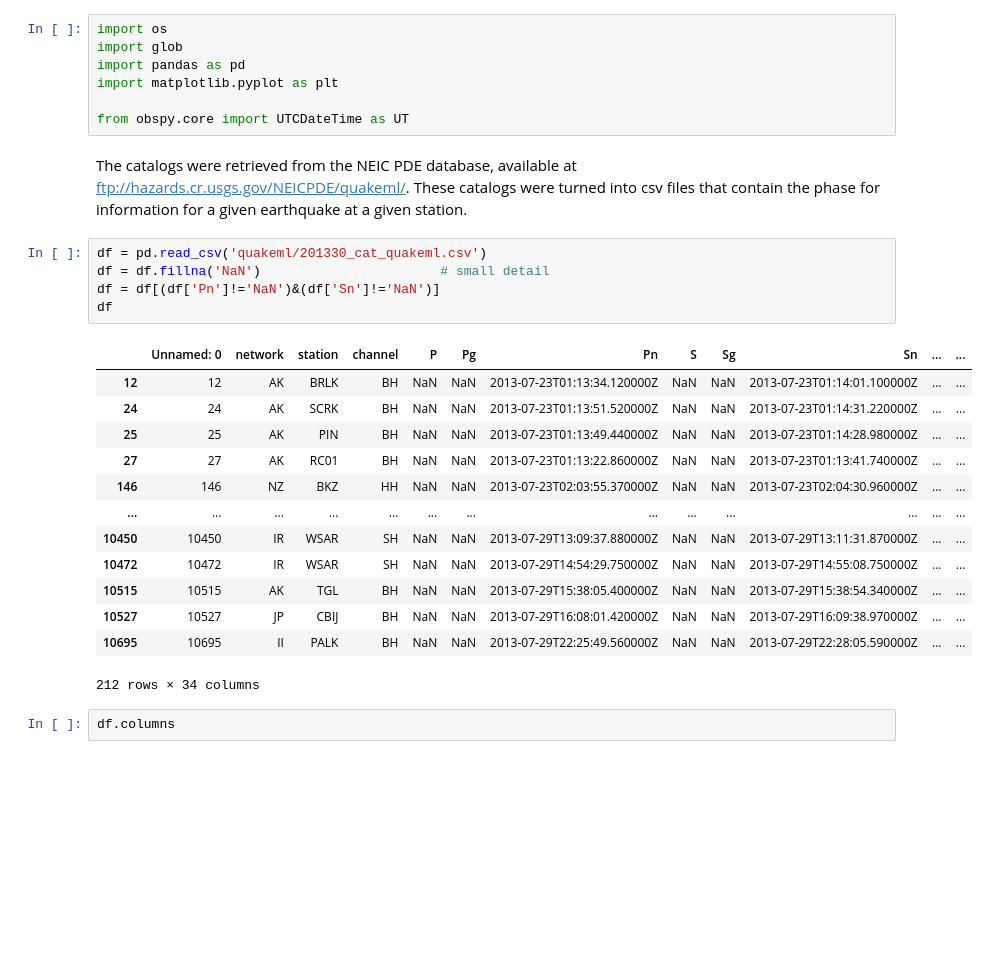
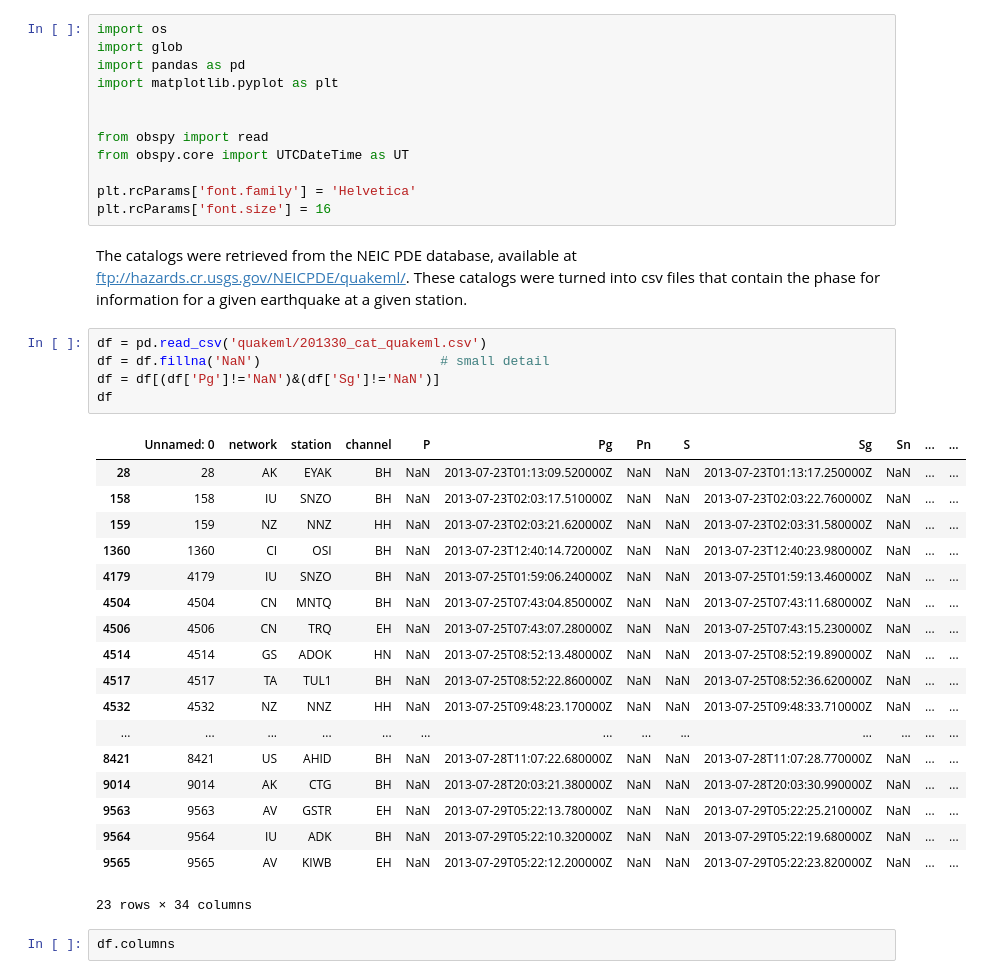
Before and after one commit to albertleonardo/Pn, a Jupyter notebook: Example data.ipynb, the cells around one changed output. Saved outputs shown, nothing was run; the diff lists cells and outputs as text; blank space fills up the shorter version.

```diff
--- a/Example data.ipynb
+++ b/Example data.ipynb
@@ -4,7 +4,12 @@ import glob
 import pandas as pd
 import matplotlib.pyplot as plt
 
+
+from obspy import read
 from obspy.core import UTCDateTime as UT
+
+plt.rcParams['font.family'] = 'Helvetica'
+plt.rcParams['font.size'] = 16
 # %% [markdown]
 The catalogs were retrieved from the NEIC PDE database, available at ftp://hazards.cr.usgs.gov/NEICPDE/quakeml/.
 These catalogs were turned into csv files that contain the phase for
@@ -12,22 +17,27 @@ information for a given earthquake at a given station.
 # %%
 df = pd.read_csv('quakeml/201330_cat_quakeml.csv')
 df = df.fillna('NaN')                       # small detail
-df = df[(df['Pn']!='NaN')&(df['Sn']!='NaN')]
+df = df[(df['Pg']!='NaN')&(df['Sg']!='NaN')]
 df
 # %% [output]
 |  | Unnamed: 0 | network | station | channel | P | Pg | Pn | S | Sg | Sn | ... | ... |
-| 12 | 12 | AK | BRLK | BH | NaN | NaN | 2013-07-23T01:13:34.120000Z | NaN | NaN | 2013-07-23T01:14:01.100000Z | ... | ... |
-| 24 | 24 | AK | SCRK | BH | NaN | NaN | 2013-07-23T01:13:51.520000Z | NaN | NaN | 2013-07-23T01:14:31.220000Z | ... | ... |
-| 25 | 25 | AK | PIN | BH | NaN | NaN | 2013-07-23T01:13:49.440000Z | NaN | NaN | 2013-07-23T01:14:28.980000Z | ... | ... |
-| 27 | 27 | AK | RC01 | BH | NaN | NaN | 2013-07-23T01:13:22.860000Z | NaN | NaN | 2013-07-23T01:13:41.740000Z | ... | ... |
-| 146 | 146 | NZ | BKZ | HH | NaN | NaN | 2013-07-23T02:03:55.370000Z | NaN | NaN | 2013-07-23T02:04:30.960000Z | ... | ... |
+| 28 | 28 | AK | EYAK | BH | NaN | 2013-07-23T01:13:09.520000Z | NaN | NaN | 2013-07-23T01:13:17.250000Z | NaN | ... | ... |
+| 158 | 158 | IU | SNZO | BH | NaN | 2013-07-23T02:03:17.510000Z | NaN | NaN | 2013-07-23T02:03:22.760000Z | NaN | ... | ... |
+| 159 | 159 | NZ | NNZ | HH | NaN | 2013-07-23T02:03:21.620000Z | NaN | NaN | 2013-07-23T02:03:31.580000Z | NaN | ... | ... |
+| 1360 | 1360 | CI | OSI | BH | NaN | 2013-07-23T12:40:14.720000Z | NaN | NaN | 2013-07-23T12:40:23.980000Z | NaN | ... | ... |
+| 4179 | 4179 | IU | SNZO | BH | NaN | 2013-07-25T01:59:06.240000Z | NaN | NaN | 2013-07-25T01:59:13.460000Z | NaN | ... | ... |
+| 4504 | 4504 | CN | MNTQ | BH | NaN | 2013-07-25T07:43:04.850000Z | NaN | NaN | 2013-07-25T07:43:11.680000Z | NaN | ... | ... |
+| 4506 | 4506 | CN | TRQ | EH | NaN | 2013-07-25T07:43:07.280000Z | NaN | NaN | 2013-07-25T07:43:15.230000Z | NaN | ... | ... |
+| 4514 | 4514 | GS | ADOK | HN | NaN | 2013-07-25T08:52:13.480000Z | NaN | NaN | 2013-07-25T08:52:19.890000Z | NaN | ... | ... |
+| 4517 | 4517 | TA | TUL1 | BH | NaN | 2013-07-25T08:52:22.860000Z | NaN | NaN | 2013-07-25T08:52:36.620000Z | NaN | ... | ... |
+| 4532 | 4532 | NZ | NNZ | HH | NaN | 2013-07-25T09:48:23.170000Z | NaN | NaN | 2013-07-25T09:48:33.710000Z | NaN | ... | ... |
 | ... | ... | ... | ... | ... | ... | ... | ... | ... | ... | ... | ... | ... |
-| 10450 | 10450 | IR | WSAR | SH | NaN | NaN | 2013-07-29T13:09:37.880000Z | NaN | NaN | 2013-07-29T13:11:31.870000Z | ... | ... |
-| 10472 | 10472 | IR | WSAR | SH | NaN | NaN | 2013-07-29T14:54:29.750000Z | NaN | NaN | 2013-07-29T14:55:08.750000Z | ... | ... |
-| 10515 | 10515 | AK | TGL | BH | NaN | NaN | 2013-07-29T15:38:05.400000Z | NaN | NaN | 2013-07-29T15:38:54.340000Z | ... | ... |
-| 10527 | 10527 | JP | CBIJ | BH | NaN | NaN | 2013-07-29T16:08:01.420000Z | NaN | NaN | 2013-07-29T16:09:38.970000Z | ... | ... |
-| 10695 | 10695 | II | PALK | BH | NaN | NaN | 2013-07-29T22:25:49.560000Z | NaN | NaN | 2013-07-29T22:28:05.590000Z | ... | ... |
+| 8421 | 8421 | US | AHID | BH | NaN | 2013-07-28T11:07:22.680000Z | NaN | NaN | 2013-07-28T11:07:28.770000Z | NaN | ... | ... |
+| 9014 | 9014 | AK | CTG | BH | NaN | 2013-07-28T20:03:21.380000Z | NaN | NaN | 2013-07-28T20:03:30.990000Z | NaN | ... | ... |
+| 9563 | 9563 | AV | GSTR | EH | NaN | 2013-07-29T05:22:13.780000Z | NaN | NaN | 2013-07-29T05:22:25.210000Z | NaN | ... | ... |
+| 9564 | 9564 | IU | ADK | BH | NaN | 2013-07-29T05:22:10.320000Z | NaN | NaN | 2013-07-29T05:22:19.680000Z | NaN | ... | ... |
+| 9565 | 9565 | AV | KIWB | EH | NaN | 2013-07-29T05:22:12.200000Z | NaN | NaN | 2013-07-29T05:22:23.820000Z | NaN | ... | ... |
-212 rows × 34 columns
+23 rows × 34 columns
 # %%
 df.columns
 # %% [output]
```
Also changed, not shown: parts of 11 cells of this notebook.
